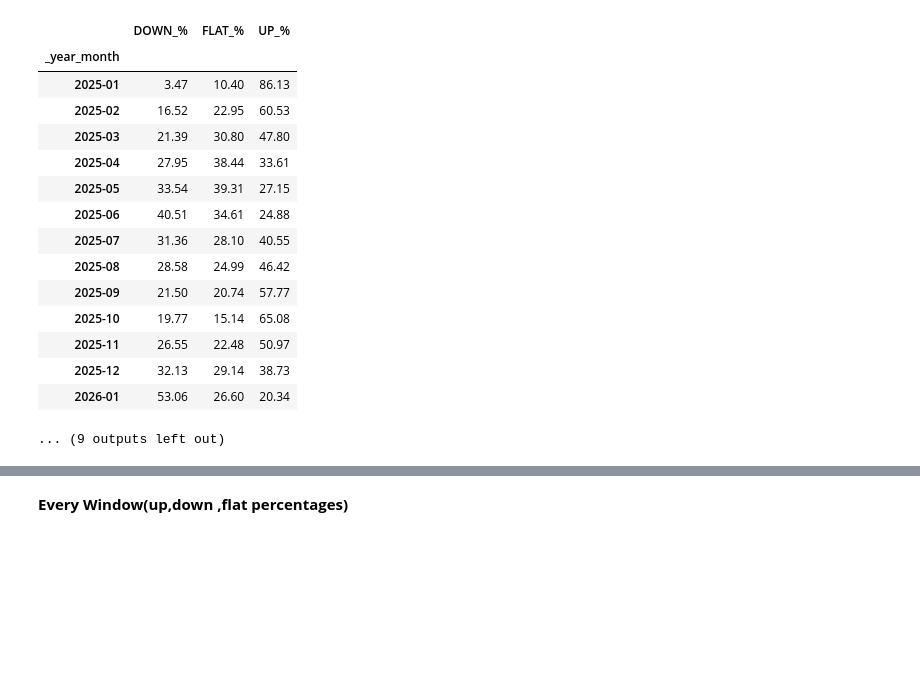
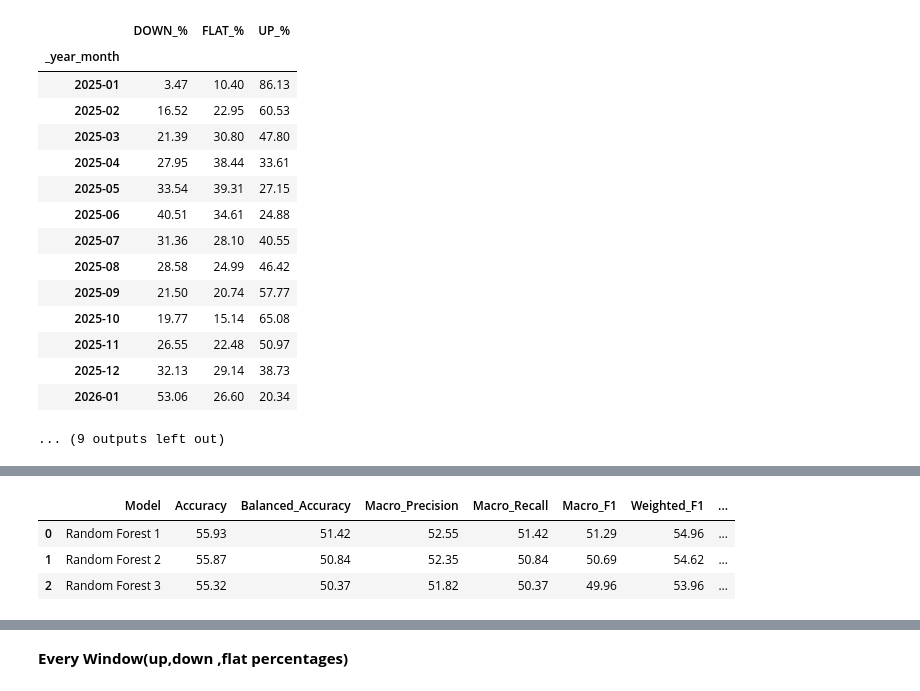
Before and after one commit to MuhammadOkasha004/flyrank-ml-internship-work, a Jupyter notebook: work/notebooks/w05_model.ipynb, the cells around one changed output, grey strips where cells are left out. Cells and saved outputs as stored; diff of their text form; code cells hidden in the pictures; blank space fills up the shorter version.

```diff
--- a/work/notebooks/w05_model.ipynb
+++ b/work/notebooks/w05_model.ipynb
@@ -9816,0 +7958,80 @@ Severe Error Rate     : 32.10%
+# %%
+# =============================================================================
+# STEP 3 — RANDOM FOREST TUNING
+# =============================================================================
+
+from sklearn.ensemble import RandomForestClassifier
+
+print("=" * 90)
+print("STEP 3 — RANDOM FOREST TUNING")
+print("=" * 90)
+
+rf_configs = [
+    {
+        "n_estimators": 100,
+        "max_depth": 12,
+        "min_samples_leaf": 2,
+        "max_features": "sqrt"
+    },
+    {
+        "n_estimators": 150,
+        "max_depth": 16,
+        "min_samples_leaf": 2,
+        "max_features": "sqrt"
+    },
+    {
+        "n_estimators": 150,
+        "max_depth": 20,
+        "min_samples_leaf": 3,
+        "max_features": "sqrt"
+    }
+]
+
+rf_results = []
+rf_models = {}
+
+for i, params in enumerate(rf_configs, start=1):
+
+    print(f"\nTraining RF configuration {i}/{len(rf_configs)}...")
+
+    model = RandomForestClassifier(
+        **params,
+        class_weight="balanced",
+        random_state=42,
+        n_jobs=-1
+    )
+
+    model.fit(
+        X_tune_train,
+        y_tune_train
+    )
+
+    result = evaluate_tuning_model(
+        f"Random Forest {i}",
+        model,
+        X_valid,
+        y_valid
+    )
+
+    rf_results.append(result)
+    rf_models[i] = model
+
+rf_results_df = pd.DataFrame(rf_results)
+
+print("\nRF TUNING RESULTS:")
+display(
+    rf_results_df
+    .sort_values("Macro_F1", ascending=False)
+    .round(2)
+)
+
+best_rf_id = (
+    rf_results_df
+    .sort_values("Macro_F1", ascending=False)
+    .iloc[0]["Model"]
+)
+
+best_rf_id = int(best_rf_id.split()[-1])
+
+print(f"\n✓ Best RF configuration: {best_rf_id}")
+# %% [output]
@@ -9816,0 +8049,4 @@ Severe Error Rate     : 32.10%
+|  | Model | Accuracy | Balanced_Accuracy | Macro_Precision | Macro_Recall | Macro_F1 | Weighted_F1 | ... |
+| 0 | Random Forest 1 | 55.93 | 51.42 | 52.55 | 51.42 | 51.29 | 54.96 | ... |
+| 1 | Random Forest 2 | 55.87 | 50.84 | 52.35 | 50.84 | 50.69 | 54.62 | ... |
+| 2 | Random Forest 3 | 55.32 | 50.37 | 51.82 | 50.37 | 49.96 | 53.96 | ... |
```
Also changed, not shown: parts of 82 cells of this notebook.
